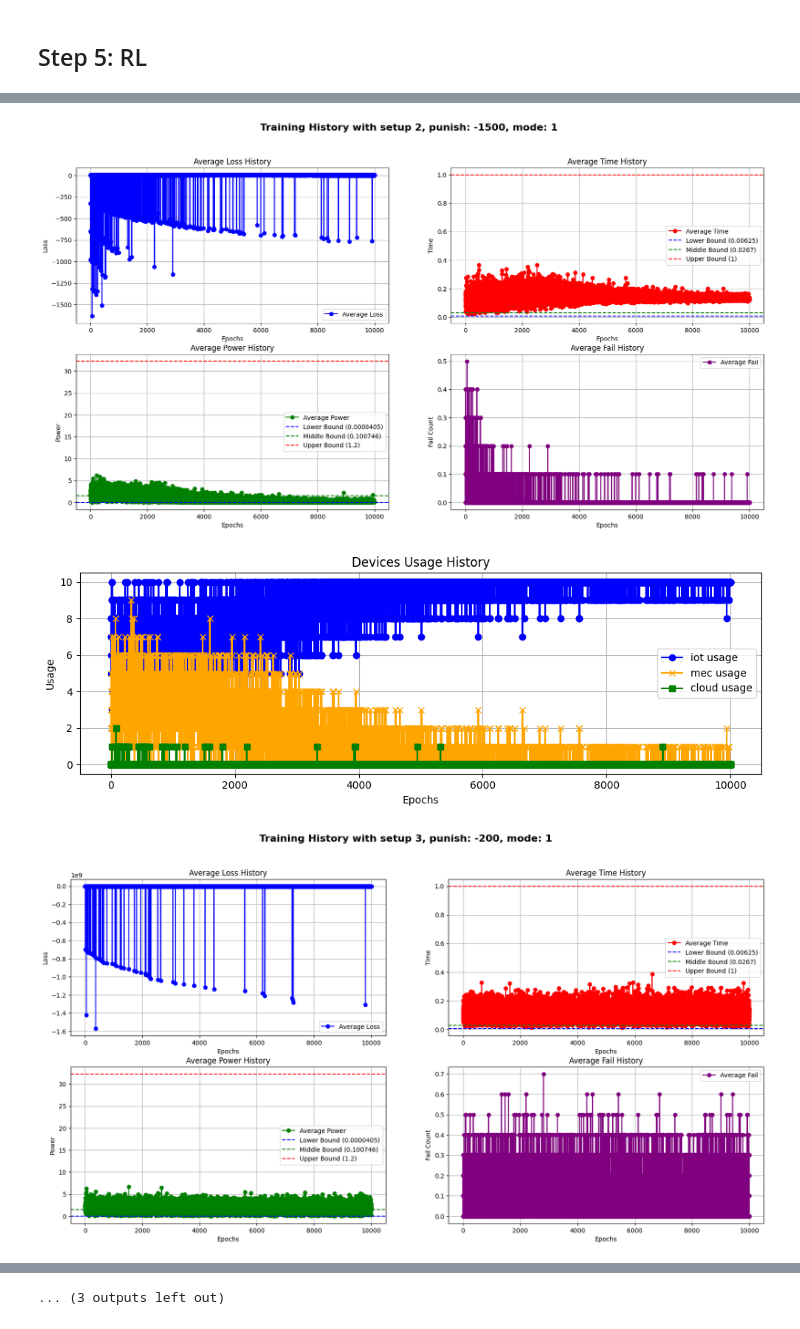
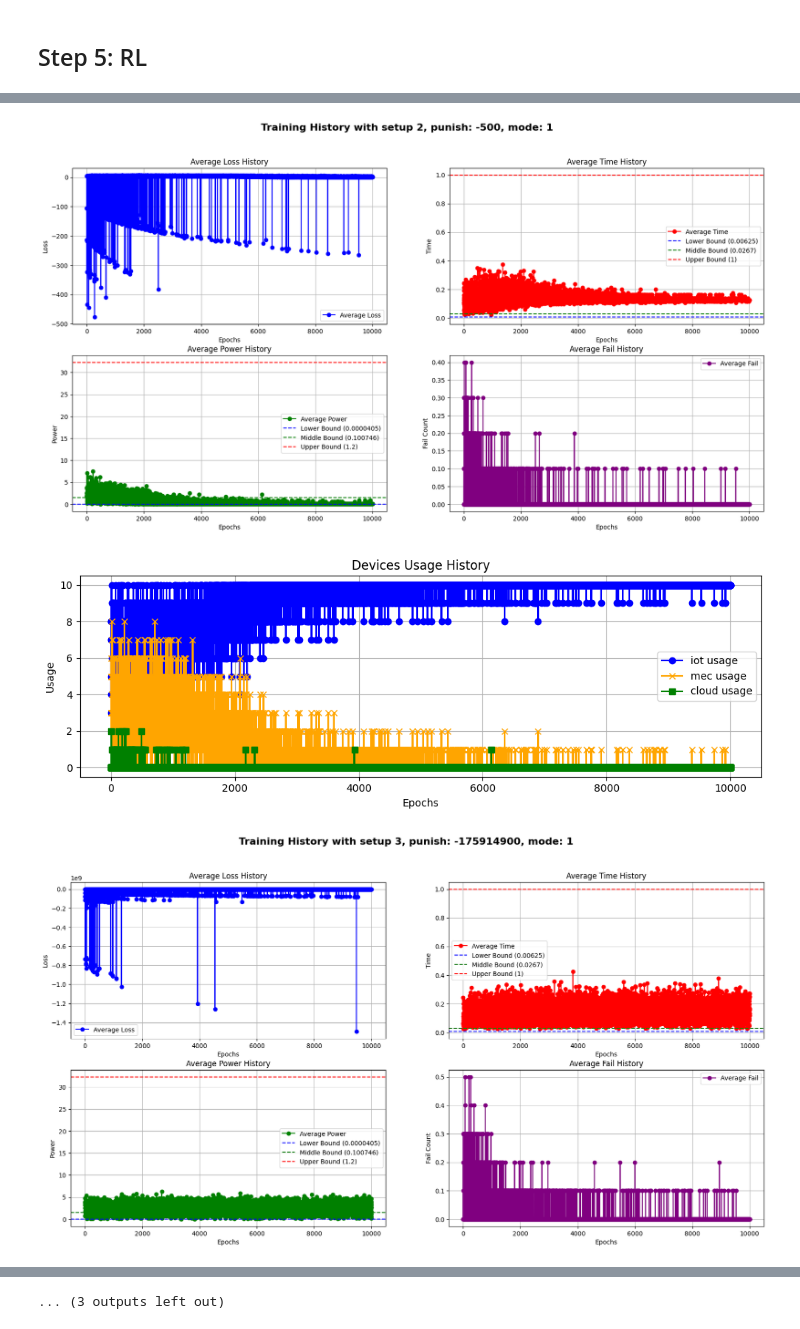
Before and after one commit to seyedAliHamedi/DTRL, a Jupyter notebook: power.ipynb, the cells around one changed output, grey strips where cells are left out. Saved outputs shown, nothing was run; the diff lists cells and outputs as text; code cells hidden in the pictures.

```diff
--- a/power.ipynb
+++ b/power.ipynb
@@ -19,7 +19,7 @@ import os
 # %%
 devices_path = "./resources/devices.csv"
 tasks_path = "./resources/mini_tasks.csv"
-dataFile = "./results/power.csv"
+dataFile = "./results/power_avg_reward.csv"
 # %% [markdown]
 #### ALL THE DEVICES
 # %%
@@ -484,7 +484,8 @@ CSV file './results/power.csv' created successfully with headers only.
 # %%
 
 def train_test(n):
-    rpSetup_list = {1: [-6], 2: [-1500], 3: [-200], 4: [-100], 5: [-100], 6: [-300], 7: [-1] }
+    # rpSetup_list = {1: [-6], 2: [-1500], 3: [-200], 4: [-100], 5: [-100], 6: [-300], 7: [-1] }
+    rpSetup_list = {1: [-25], 2: [-500], 3: [-175914900], 4: [-183293000], 5: [-75], 6: [-150], 7: [-100] }
     learning_modes = [1]
     for reward, punishments in rpSetup_list.items():
         for punish, mode in itertools.product(punishments, learning_modes):
@@ -507,3 +508,3 @@ print("completed")
-[figure, old version]
+[figure, new version]
-[figure, old version]
+[figure, new version]
-[figure, old version]
+[figure, new version]
```
Also changed, not shown: parts of 2 cells of this notebook, 9 other files.
